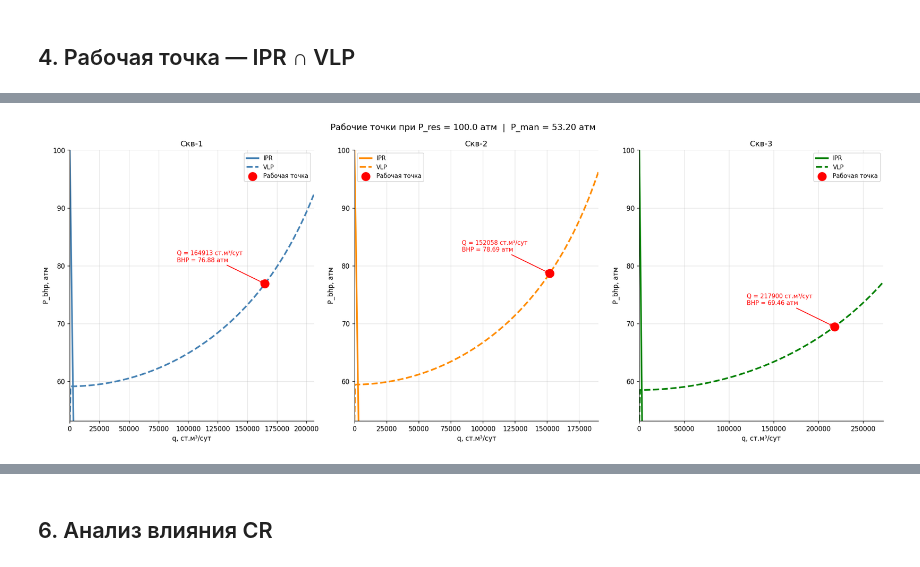
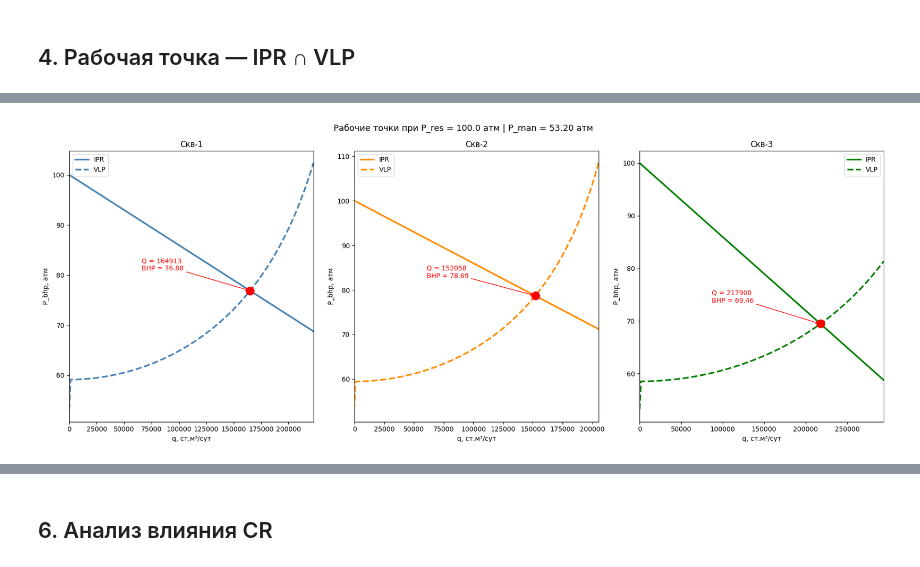
Before and after one commit to islakay/gas_field_simulator, a Jupyter notebook: курсовая.ipynb, the cells around one changed output, grey strips where cells are left out. Saved outputs shown, nothing was run; the diff lists cells and outputs as text; code cells hidden in the pictures.

```diff
--- a/курсовая.ipynb
+++ b/курсовая.ipynb
@@ -25,11 +21,11 @@ rho_c = 0.6799
 xa    = 0.4561
 xy    = 0.7852
 T_res = 310.0
-P_res = 100.0
+P_res    = 100.0
 
 fluid = Fluid(M=M, rho_c=rho_c, xa=xa, xy=xy, T=T_res)
 
-V_res     = math.pi * 500**2 * 25
+V_res     = 3.14 * 500**2 * 25
 resprops  = ResProps(P=P_res, V=V_res, T=T_res)
 reservoir = Reservoir(resprops=resprops, fluid=fluid)
 
@@ -52,5 +48,4 @@ dcs   = DCS(CR=1.5, P_line=5.0, q_ext=500.0)
 sim   = FieldSimulator(reservoir=reservoir, wells=wells, shlyf=shlyf, dcs=dcs)
 
 print(f'V_res = {V_res/1e6:.3f} млн м³  |  P_in ДКС = {dcs.P_in():.2f} атм')
-print(f'rho_c = {rho_c:.4f}  |  Z(100) = {fluid.z(100):.4f}  |  ρ(100) = {fluid.ro(100):.2f} кг/м³')
 # %% [output]
@@ -101,15 +95,15 @@ Bg(100) = 0.00924 м³/м³
 # %% [markdown]
 ## 2. Кривые IPR
 # %%
-P_res = 100.0
+P_res_test = 100.0
 colors     = ['steelblue', 'darkorange', 'green']
 
 fig, ax = plt.subplots(figsize=(9, 6))
 for well, color in zip(wells, colors):
-    pts = well.ipr(P_res, n_points=100)
+    pts = well.ipr(P_res_test, n_points=100)
     ax.plot([p[0] for p in pts], [p[1] for p in pts], color=color, lw=2, label=well.name)
 ax.set(xlabel='q, ст.м³/сут', ylabel='P_bhp, атм',
-       title=f'IPR при P_res = {P_res} атм')
+       title=f'IPR при P_res = {P_res_test} атм')
 ax.legend()
 plt.tight_layout()
 plt.show()
@@ -118,7 +112,7 @@ plt.show()
 # %% [markdown]
 ## 3. Гидравлика — VLP и λ(Re)
 # %%
-THP = 3.33        # давление на устье, атм
+THP = 10.0  # давление на устье, атм
 
 fig, axes = plt.subplots(1, 2, figsize=(14, 6))
 
@@ -150,58 +144,57 @@ plt.show()
 ## 4. Рабочая точка — IPR ∩ VLP
 # %%
 reservoir.resprops.P = P_res
+P_res_test = 100.0
 colors = ['steelblue', 'darkorange', 'green']
 
-# Получаем реальное давление на манифолде из симулятора
-states_wp  = sim.solve(P_res)
+states_wp = sim.solve(P_res_test)
 P_man_real = states_wp['well_1'].P_out
-print(f'Реальное P_man = {P_man_real:.3f} атм (от ДКС: {dcs.P_in():.3f} атм)')
 
-fig, axes = plt.subplots(1, 3, figsize=(18, 7), sharey=False)
-fig.suptitle(f'Рабочие точки при P_res = {P_res} атм  |  P_man = {P_man_real:.2f} атм',
-             fontsize=13)
+print(f'P_man (реальное) = {P_man_real:.2f} атм | P_in ДКС = {dcs.P_in():.2f} атм\n')
+
+fig, axes = plt.subplots(1, 3, figsize=(18, 7))
 
 for idx, (well, color) in enumerate(zip(wells, colors)):
-    ax  = axes[idx]
+    ax = axes[idx]
     key = f'well_{idx+1}'
 
     q_op   = states_wp[key].q_std
-    bhp_op = states_wp[key].P_in   # давление на забое в рабочей точке
+    bhp_op = states_wp[key].P_in
 
-    # --- диапазон по q ---
-    q_max_plot = q_op * 1.25
-    q_range    = np.linspace(0, q_max_plot, 300)
+    q_max = q_op * 1.35
+    q_range = np.linspace(0, q_max, 200)
 
-    # --- IPR (кривая притока): P_bhp = P_res - q/C  ---
-    # C вычисляем через well.q: q = C*(P_res - P_bhp)  =>  C = well.q(P_res, 0) / P_res
-    mu_avg  = well.fluid.mu((P_res + bhp_op) / 2)
-    C_well  = (well._beta * well.k * well.h) / (mu_avg * well._ln)
-    bhp_ipr = [max(P_res - q / C_well, 0.0) for q in q_range]  # ИСПРАВЛЕНО: нет Bg
+    # === IPR: точный расчёт через fsolve ===
+    bhp_ipr = []
+    for q in q_range:
+        def func(p):
+            if p <= 0: return 1e8
+            return well.q(P_res_test, p) - q
 
-    # --- VLP (кривая подъёма): P_bhp = P_man + dP_труба(q) ---
+        guess = max(bhp_op - 5, P_res_test * 0.6)
+        sol = fsolve(func, guess, xtol=1e-10, maxfev=3000)
+        bhp_ipr.append(max(sol[0], 0.0))
+
+    # === VLP ===
     bhp_vlp = [P_man_real + well.pipe.dp(P_man_real, q).dP for q in q_range]
 
-    # --- масштаб по P ---
-    p_min = max(0, min(bhp_vlp[0], bhp_op * 0.8))
-    p_max = min(P_res,  max(bhp_ipr[0], bhp_op * 1.15))
+    ax.plot(q_range, bhp_ipr, color=color, lw=2.5, label='IPR')
+    ax.plot(q_range, bhp_vlp, color=color, lw=2.5, ls='--', label='VLP')
 
-    ax.plot(q_range, bhp_ipr, color=color,      lw=2.5, label='IPR')
-    ax.plot(q_range, bhp_vlp, color=color,      lw=2.5, ls='--', label='VLP')
-    ax.scatter([q_op], [bhp_op], color='red', s=160, zorder=6,
-               label=f'Рабочая точка')
-    ax.annotate(
-        f'Q = {q_op:.0f} ст.м³/сут\nBHP = {bhp_op:.2f} атм',
-        xy=(q_op, bhp_op),
-        xytext=(q_op * 0.55, bhp_op + (p_max - p_min) * 0.08),
-        fontsize=9, color='red',
-        arrowprops=dict(arrowstyle='->', color='red', lw=1.2)
-    )
-    ax.set_xlim(0, q_max_plot)
-    ax.set_ylim(p_min, p_max)
-    ax.set(xlabel='q, ст.м³/сут', ylabel='P_bhp, атм', title=well.name)
-    ax.legend(fontsize=9)
-    print(f'  {well.name}: Q={q_op:.0f} ст.м³/сут, BHP={bhp_op:.2f} атм')
+    ax.scatter([q_op], [bhp_op], color='red', s=150, zorder=5)
+    ax.annotate(f'Q = {q_op:.0f}\nBHP = {bhp_op:.2f}',
+                xy=(q_op, bhp_op),
+                xytext=(q_op*0.4, bhp_op + 4),
+                color='red', fontsize=10,
+                arrowprops=dict(arrowstyle='->', color='red'))
 
+    ax.set_xlabel('q, ст.м³/сут')
+    ax.set_ylabel('P_bhp, атм')
+    ax.set_title(well.name)
+    ax.set_xlim(0, q_max)
+    ax.legend()
+
+plt.suptitle(f'Рабочие точки при P_res = {P_res_test} атм | P_man = {P_man_real:.2f} атм', fontsize=13)
 plt.tight_layout()
 plt.show()
 # %% [output]
@@ -212,2 +202,2 @@ plt.show()
-[figure, old version]
+[figure, new version]
 # %% [markdown]
```
Also changed, not shown: parts of 13 cells of this notebook.
